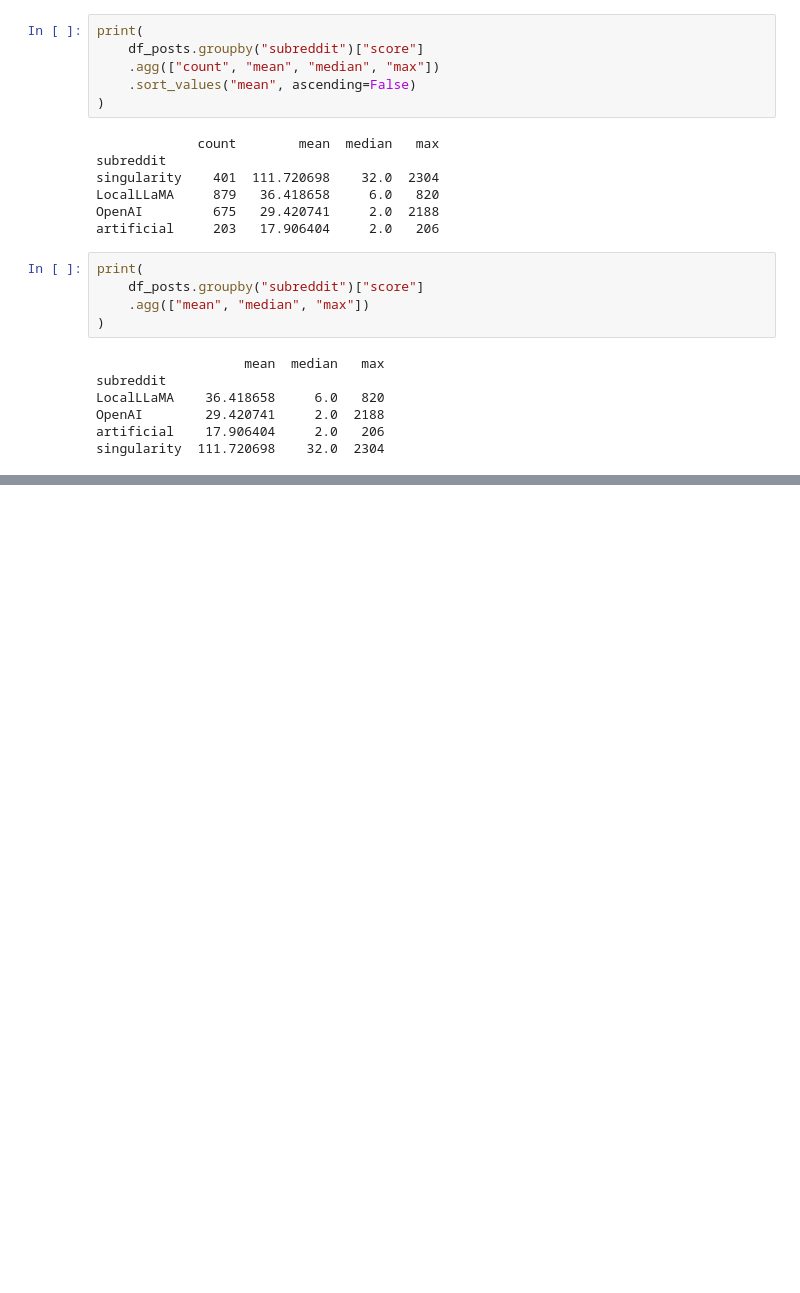
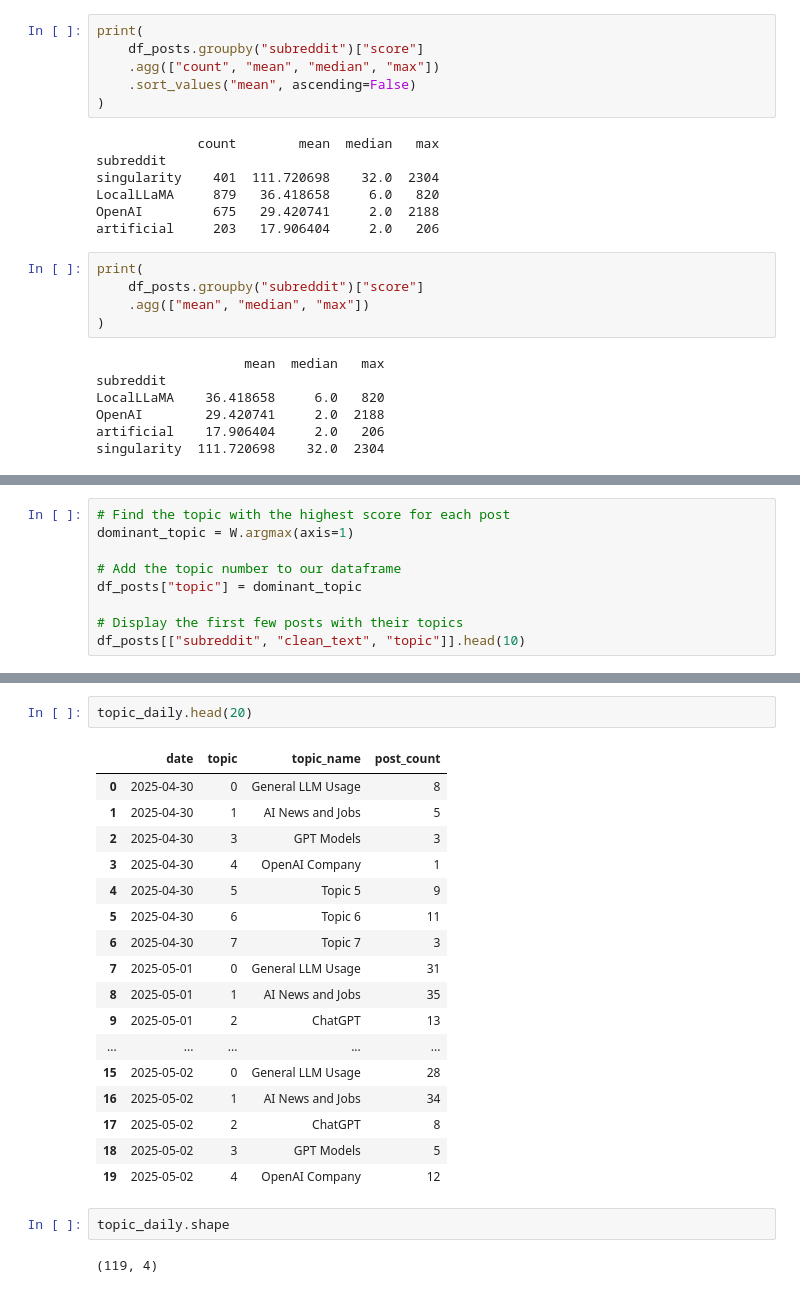
Before and after one commit to Praharshaanugu/AI-social-media-trend-analyser, a Jupyter notebook: notebooks/dataset_inspection.ipynb, the cells around one changed output, grey strips where cells are left out. Saved outputs shown, nothing was run; the diff lists cells and outputs as text; blank space fills up the shorter version.

```diff
--- a/notebooks/dataset_inspection.ipynb
+++ b/notebooks/dataset_inspection.ipynb
@@ -834,0 +1071,9 @@ singularity  111.720698    32.0  2304
+# %%
+# Find the topic with the highest score for each post
+dominant_topic = W.argmax(axis=1)
+
+# Add the topic number to our dataframe
+df_posts["topic"] = dominant_topic
+
+# Display the first few posts with their topics
+df_posts[["subreddit", "clean_text", "topic"]].head(10)
@@ -834,0 +1289,24 @@ singularity  111.720698    32.0  2304
+# %%
+topic_daily.head(20)
+# %% [output]
+|  | date | topic | topic_name | post_count |
+| 0 | 2025-04-30 | 0 | General LLM Usage | 8 |
+| 1 | 2025-04-30 | 1 | AI News and Jobs | 5 |
+| 2 | 2025-04-30 | 3 | GPT Models | 3 |
+| 3 | 2025-04-30 | 4 | OpenAI Company | 1 |
+| 4 | 2025-04-30 | 5 | Topic 5 | 9 |
+| 5 | 2025-04-30 | 6 | Topic 6 | 11 |
+| 6 | 2025-04-30 | 7 | Topic 7 | 3 |
+| 7 | 2025-05-01 | 0 | General LLM Usage | 31 |
+| 8 | 2025-05-01 | 1 | AI News and Jobs | 35 |
+| 9 | 2025-05-01 | 2 | ChatGPT | 13 |
+| ... | ... | ... | ... | ... |
+| 15 | 2025-05-02 | 0 | General LLM Usage | 28 |
+| 16 | 2025-05-02 | 1 | AI News and Jobs | 34 |
+| 17 | 2025-05-02 | 2 | ChatGPT | 8 |
+| 18 | 2025-05-02 | 3 | GPT Models | 5 |
+| 19 | 2025-05-02 | 4 | OpenAI Company | 12 |
+# %%
+topic_daily.shape
+# %% [output]
+(119, 4)
```
Also changed, not shown: parts of 62 cells of this notebook.
